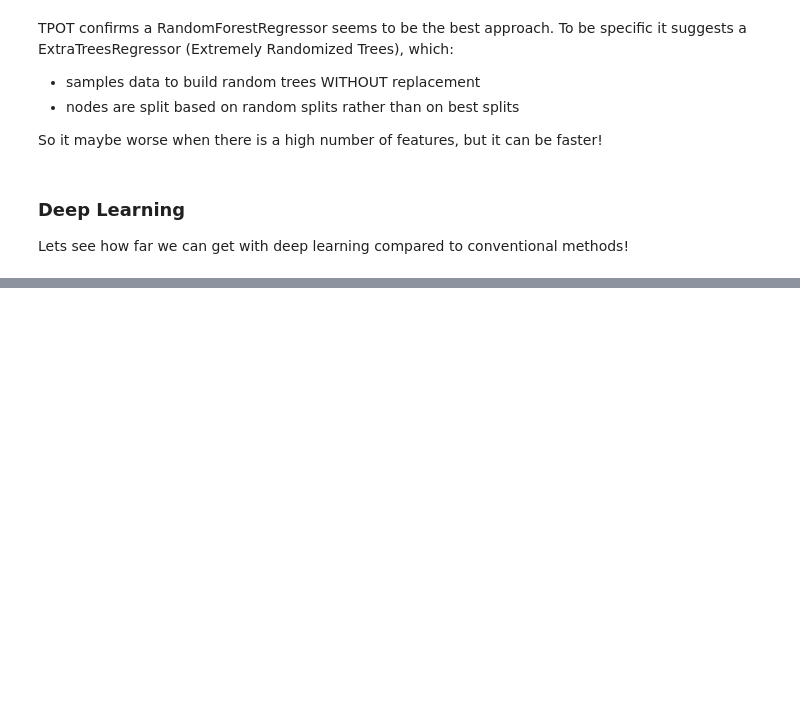
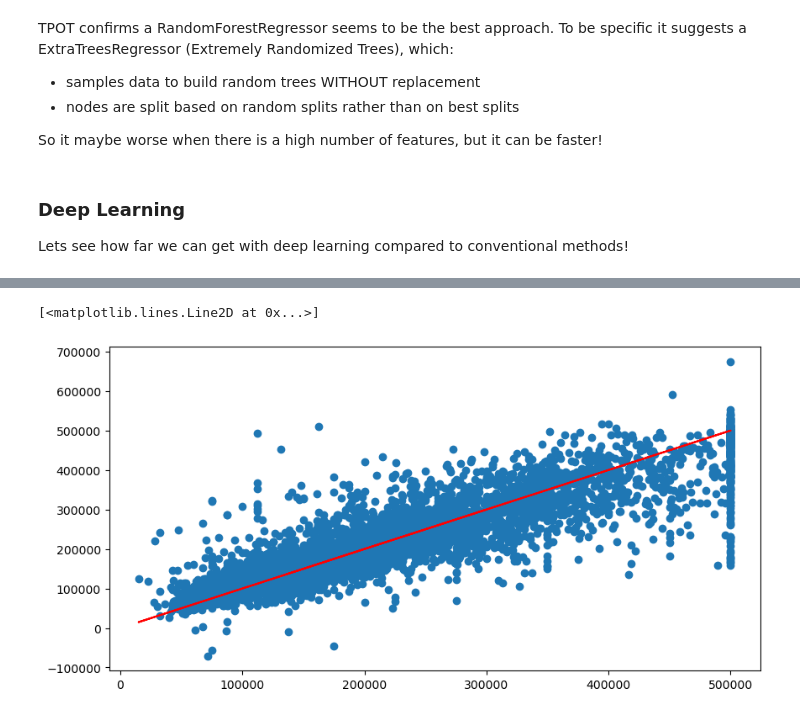
Before and after one commit to Johannes0Horn/california_housing, a Jupyter notebook: california_housing.ipynb, the cells around one changed output, grey strips where cells are left out. Saved outputs shown, nothing was run; the diff lists cells and outputs as text; code cells hidden in the pictures; blank space fills up the shorter version.

Commit message:
adding atutKeras

```diff
--- a/california_housing.ipynb
+++ b/california_housing.ipynb
@@ -732,0 +745,2 @@ KeyboardInterrupt:
+# %%
+best_model = tf.keras.models.load_model('best_model_autokeras')
@@ -733,6 +751,6 @@ KeyboardInterrupt:
 # %%
 #EVAL
-y_pred = automodel.predict(X_test, batch_size=32, verbose=1)
+y_pred = best_model.predict(X_test, batch_size=32, verbose=1)
 print('RMSE:', np.sqrt(metrics.mean_squared_error(target_scaler.inverse_transform(y_test), target_scaler.inverse_transform(y_pred))))
 # Visualizing Our predictions
 fig = plt.figure(figsize=(10,5))
@@ -744,0 +764,2 @@ NotFoundError: NewRandomAccessFile failed to Create/Open: .\structured_data_regr
+[<matplotlib.lines.Line2D at 0x...>]
+[figure, added]
```
Also changed, not shown: parts of 24 cells of this notebook, 4 other files.
